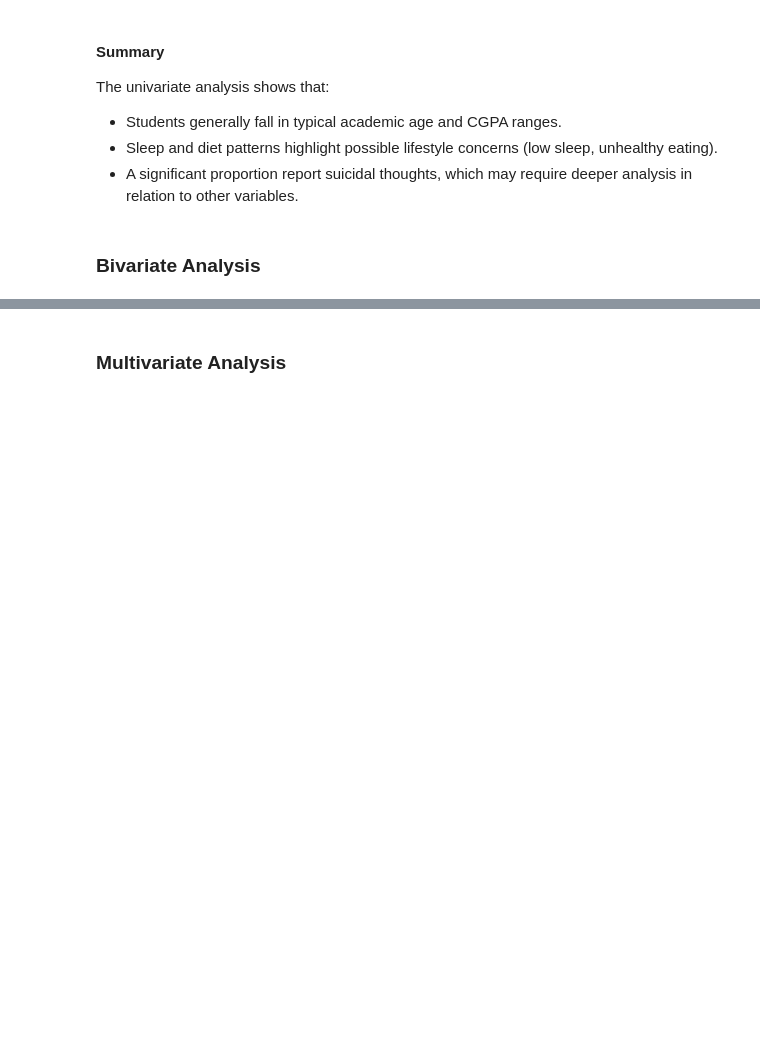
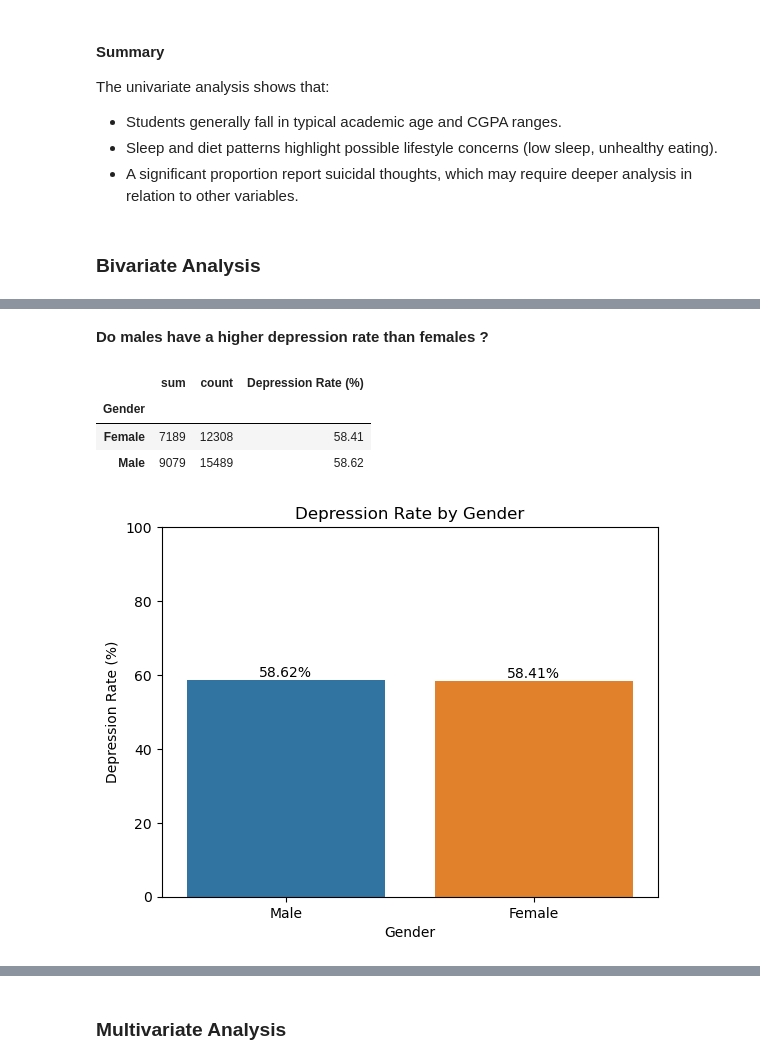
Before and after one commit to Siddharth-Saravanan/Student_Depression_Analysis_and_Prediction_using_Machine_Learning, a Jupyter notebook: student_depression_prediction.ipynb, the cells around one changed output, grey strips where cells are left out. Saved outputs shown, nothing was run; the diff lists cells and outputs as text; code cells hidden in the pictures; blank space fills up the shorter version.

```diff
--- a/student_depression_prediction.ipynb
+++ b/student_depression_prediction.ipynb
@@ -794,0 +824,30 @@ The univariate analysis shows that:
+# %% [markdown]
+**Do males have a higher depression rate than females ?**
+# %%
+gender_dep = depr_df.groupby('Gender')['Depression'].agg(['sum','count'])
+gender_dep['Depression Rate (%)'] = ((gender_dep['sum']/gender_dep['count']) * 100).round(2)
+gender_dep
+# %% [output]
+|  | sum | count | Depression Rate (%) |
+| Gender |  |  |  |
+| Female | 7189 | 12308 | 58.41 |
+| Male | 9079 | 15489 | 58.62 |
+# %%
+ax = sns.barplot(
+        data = gender_dep.reset_index(),
+        x = 'Gender',
+        y = 'Depression Rate (%)',
+        hue = 'Gender',
+        order=['Male','Female'],
+        hue_order=['Male','Female'],
+    )
+
+
+for container in ax.containers:
+    ax.bar_label(container, fmt="%.2f%%")
+
+plt.title('Depression Rate by Gender')
+plt.ylim(0, 100)
+plt.show()
+# %% [output]
+[figure, added]
```
Also changed, not shown: parts of 10 cells of this notebook.
